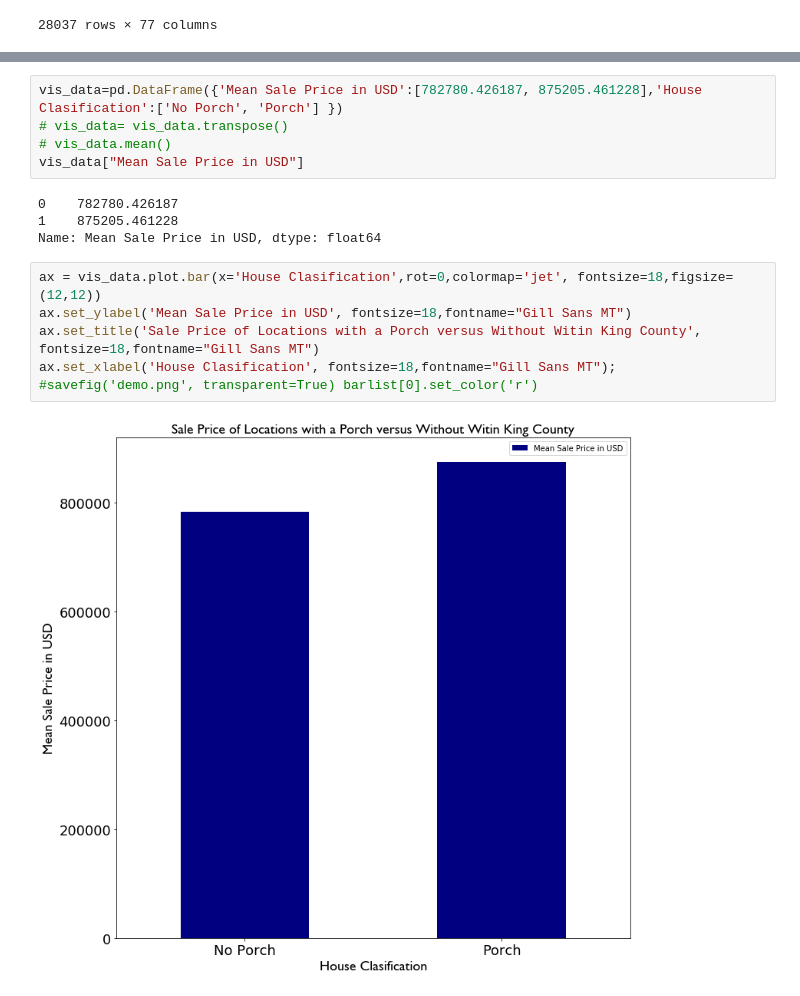
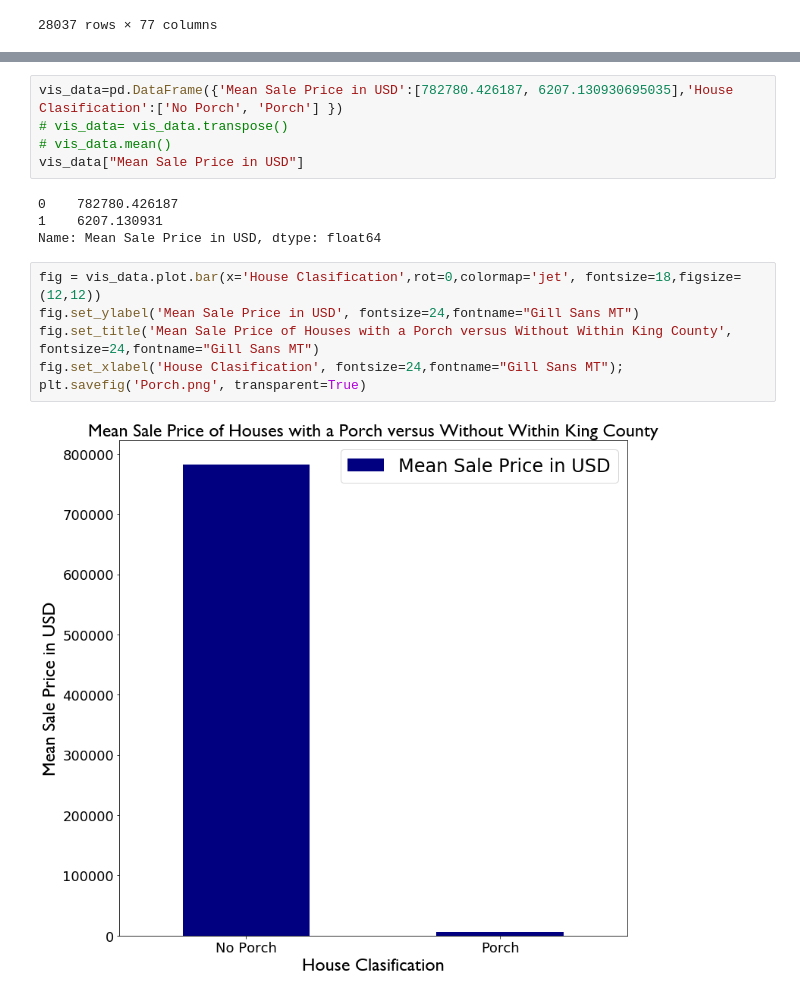
Before and after one commit to chum46/housing_sales_king_county, a Jupyter notebook: notebooks/exploratory/02_js_exploratory_Visualizations.ipynb, the cells around one changed output, grey strips where cells are left out. Drawn from its saved outputs; the diff is of its cells as text.

Commit message:
sending new images and notebooks to j branch

```diff
--- a/notebooks/exploratory/02_js_exploratory_Visualizations.ipynb
+++ b/notebooks/exploratory/02_js_exploratory_Visualizations.ipynb
@@ -274,17 +311,17 @@ sales_and_porch
 # %%
-vis_data=pd.DataFrame({'Mean Sale Price in USD':[782780.426187, 875205.461228],'House Clasification':['No Porch', 'Porch'] })
+vis_data=pd.DataFrame({'Mean Sale Price in USD':[782780.426187, 6207.130930695035],'House Clasification':['No Porch', 'Porch'] })
 # vis_data= vis_data.transpose()
 # vis_data.mean()
 vis_data["Mean Sale Price in USD"]
 # %% [output]
 0    782780.426187
-1    875205.461228
+1    6207.130931
 Name: Mean Sale Price in USD, dtype: float64
 # %%
-ax = vis_data.plot.bar(x='House Clasification',rot=0,colormap='jet', fontsize=18,figsize=(12,12))
-ax.set_ylabel('Mean Sale Price in USD', fontsize=18,fontname="Gill Sans MT")
-ax.set_title('Sale Price of Locations with a Porch versus Without Witin King County', fontsize=18,fontname="Gill Sans MT")
-ax.set_xlabel('House Clasification', fontsize=18,fontname="Gill Sans MT");
-#savefig('demo.png', transparent=True) barlist[0].set_color('r')
+fig = vis_data.plot.bar(x='House Clasification',rot=0,colormap='jet', fontsize=18,figsize=(12,12))
+fig.set_ylabel('Mean Sale Price in USD', fontsize=24,fontname="Gill Sans MT")
+fig.set_title('Mean Sale Price of Houses with a Porch versus Without Within King County', fontsize=24,fontname="Gill Sans MT")
+fig.set_xlabel('House Clasification', fontsize=24,fontname="Gill Sans MT");
+plt.savefig('Porch.png', transparent=True)
 # %% [output]
-[figure, old version]
+[figure, new version]
```
Also changed, not shown: parts of 21 cells of this notebook, 4 other files.
